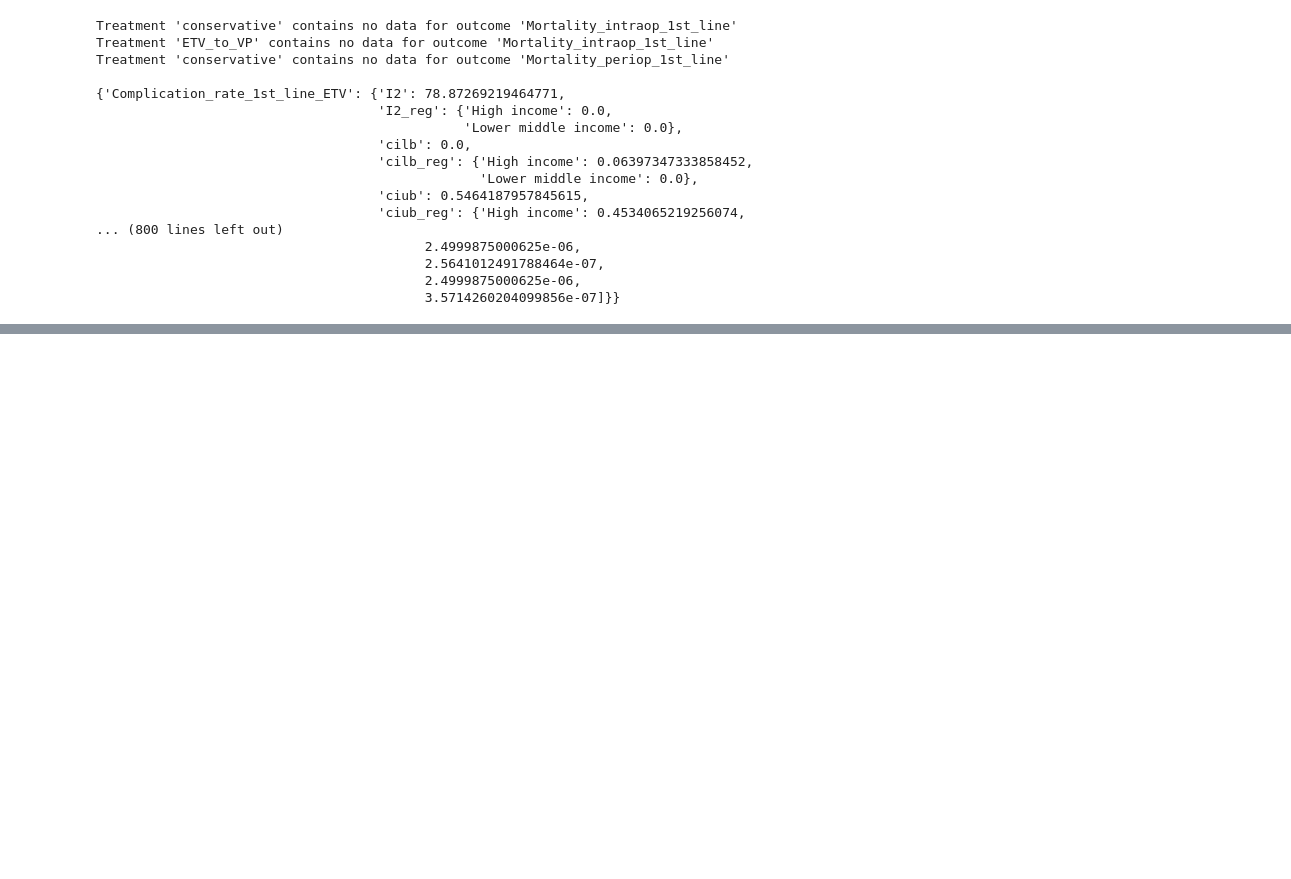
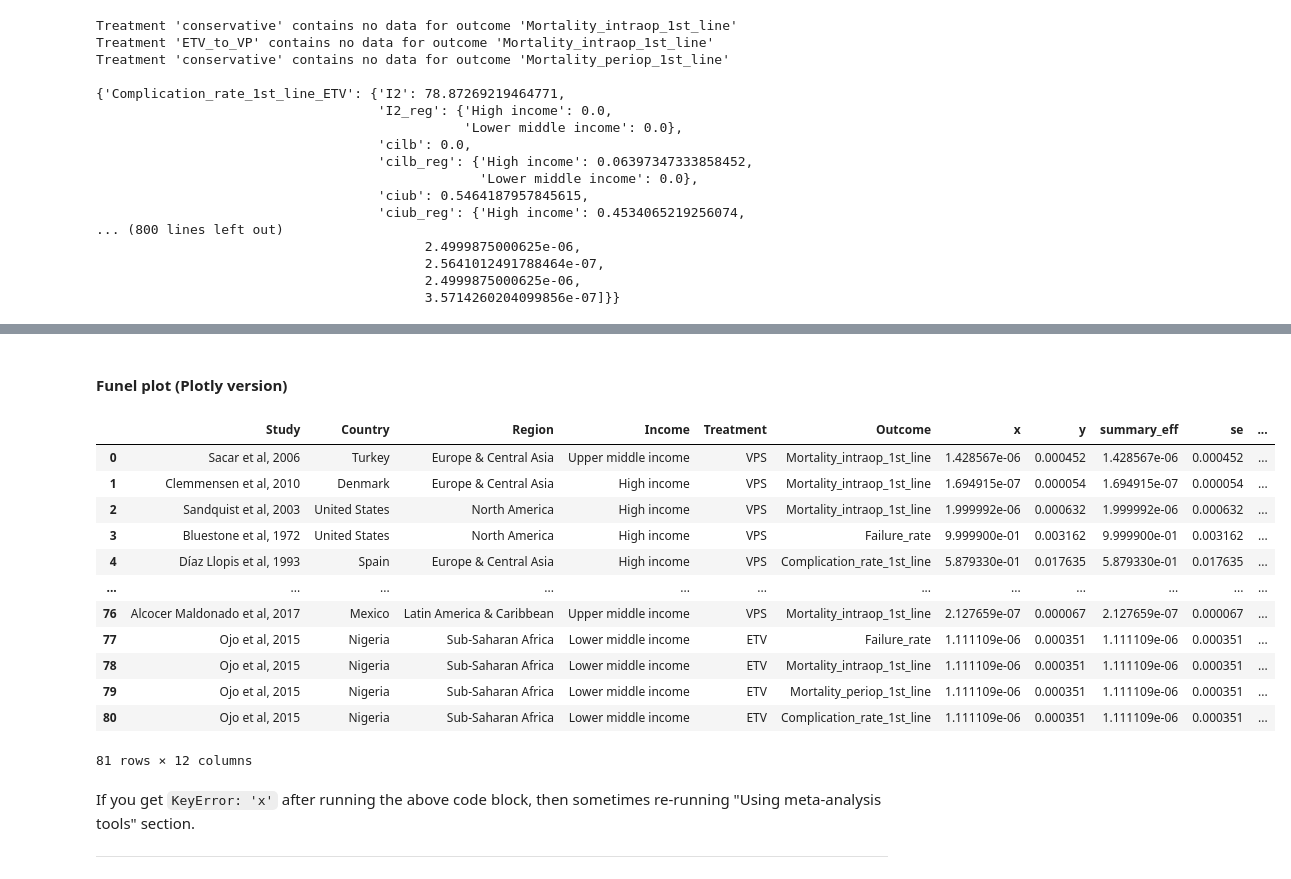
Before and after one commit to nooralteneiji/Myelomeningocele-Associated-Hydrocephalus-A-Systematic-Review-and-Meta-Analysis, a Jupyter notebook: Interactive_manuscript.ipynb, the cells around one changed output, grey strips where cells are left out. Saved outputs shown, nothing was run; the diff lists cells and outputs as text; code cells hidden in the pictures; blank space fills up the shorter version.

```diff
--- a/Interactive_manuscript.ipynb
+++ b/Interactive_manuscript.ipynb
@@ -2798,0 +3113,51 @@ row: 4, col: 1
+# %% [markdown]
+#### Funel plot (Plotly version)
+# %%
+df_results = pd.DataFrame()
+
+#Iterate over the unique studies in the dataframe
+for i in range(len(df_forest)):
+    #Subset the data for the current index
+    subset = df_forest.iloc[[i]]
+
+    #Run the meta-analysis function for each study
+    results, _, _ = run_meta_analysis(subset)
+
+    #Convert the results into a DataFrame
+    df_study_results = pd.DataFrame({
+    'Study': [subset['Study'].iloc[0]],  # change here
+    'Country': [subset['Country'].iloc[0]],
+    'Region': [subset['Region'].iloc[0]],
+    'Income': [subset['Income_group'].iloc[0]],
+    'Treatment': [subset['Treatment'].iloc[0]],
+    'Outcome': [subset['Outcome'].iloc[0]],
+    'x': [results['x'][0]],
+    'y': [results['y'][0]],
+    'summary_eff': [results['summary_eff']],
+    'se': [results['se']],
+    'Rate': [results['Rate'][0]],
+    'N_subgroups': [results['N_subgroups'][0]]
+})
+
+    #Concatenate the DataFrame to df_results
+    df_results = pd.concat([df_results, df_study_results], ignore_index=True)
+df_results
+# %% [output]
+|  | Study | Country | Region | Income | Treatment | Outcome | x | y | summary_eff | se | ... |
+| 0 | Sacar et al, 2006 | Turkey | Europe & Central Asia | Upper middle income | VPS | Mortality_intraop_1st_line | 1.428567e-06 | 0.000452 | 1.428567e-06 | 0.000452 | ... |
+| 1 | Clemmensen et al, 2010 | Denmark | Europe & Central Asia | High income | VPS | Mortality_intraop_1st_line | 1.694915e-07 | 0.000054 | 1.694915e-07 | 0.000054 | ... |
+| 2 | Sandquist et al, 2003 | United States | North America | High income | VPS | Mortality_intraop_1st_line | 1.999992e-06 | 0.000632 | 1.999992e-06 | 0.000632 | ... |
+| 3 | Bluestone et al, 1972 | United States | North America | High income | VPS | Failure_rate | 9.999900e-01 | 0.003162 | 9.999900e-01 | 0.003162 | ... |
+| 4 | Díaz Llopis et al, 1993 | Spain | Europe & Central Asia | High income | VPS | Complication_rate_1st_line | 5.879330e-01 | 0.017635 | 5.879330e-01 | 0.017635 | ... |
+| ... | ... | ... | ... | ... | ... | ... | ... | ... | ... | ... | ... |
+| 76 | Alcocer Maldonado et al, 2017 | Mexico | Latin America & Caribbean | Upper middle income | VPS | Mortality_intraop_1st_line | 2.127659e-07 | 0.000067 | 2.127659e-07 | 0.000067 | ... |
+| 77 | Ojo et al, 2015 | Nigeria | Sub-Saharan Africa | Lower middle income | ETV | Failure_rate | 1.111109e-06 | 0.000351 | 1.111109e-06 | 0.000351 | ... |
+| 78 | Ojo et al, 2015 | Nigeria | Sub-Saharan Africa | Lower middle income | ETV | Mortality_intraop_1st_line | 1.111109e-06 | 0.000351 | 1.111109e-06 | 0.000351 | ... |
+| 79 | Ojo et al, 2015 | Nigeria | Sub-Saharan Africa | Lower middle income | ETV | Mortality_periop_1st_line | 1.111109e-06 | 0.000351 | 1.111109e-06 | 0.000351 | ... |
+| 80 | Ojo et al, 2015 | Nigeria | Sub-Saharan Africa | Lower middle income | ETV | Complication_rate_1st_line | 1.111109e-06 | 0.000351 | 1.111109e-06 | 0.000351 | ... |
+81 rows × 12 columns
+# %% [markdown]
+If you get `KeyError: 'x'` after running the above code block, then sometimes re-running "Using meta-analysis tools" section.
+
+
+---
```
Also changed, not shown: parts of 30 cells of this notebook.
